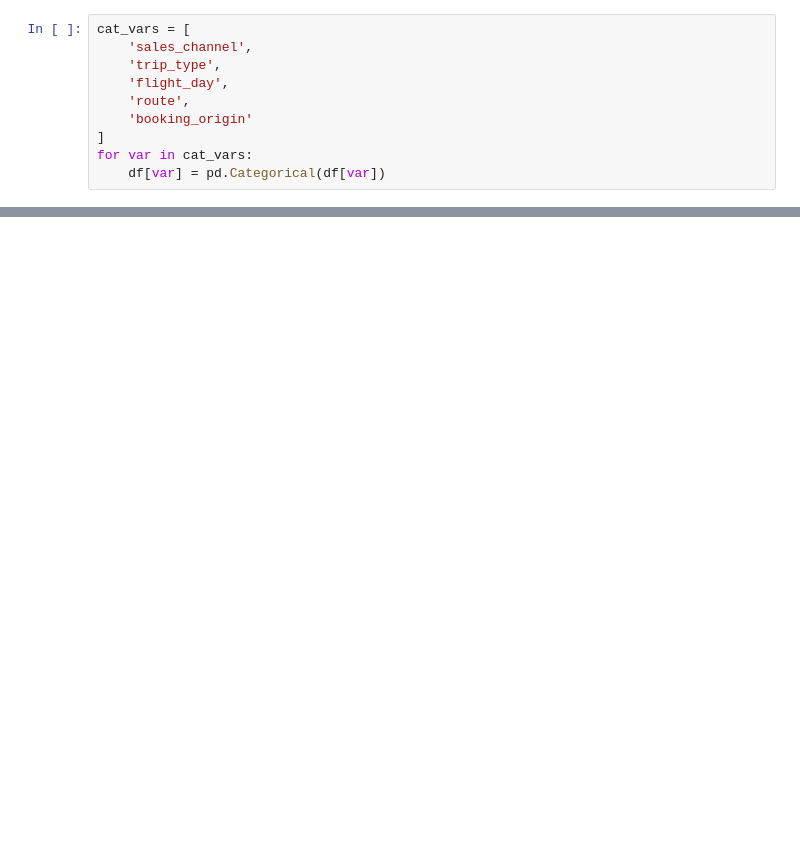
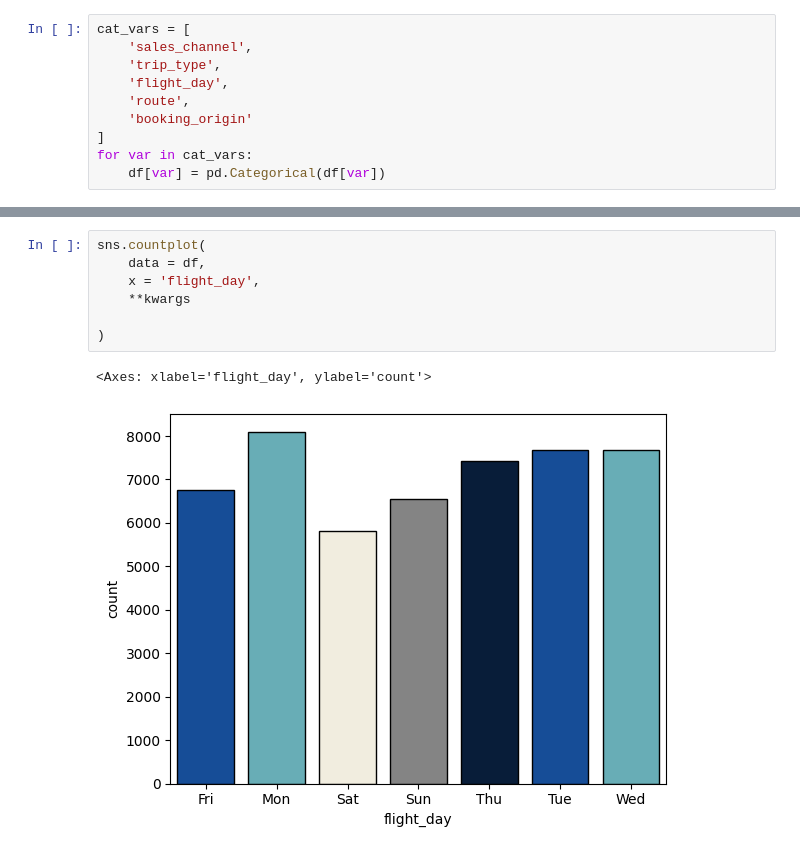
Before and after one commit to MiguelAMeloM/Miguel_DataAnalytics, a Jupyter notebook: flight_booking/customer_booking.ipynb, the cells around one changed output, grey strips where cells are left out. Saved outputs shown, nothing was run; the diff lists cells and outputs as text; blank space fills up the shorter version.

```diff
--- a/flight_booking/customer_booking.ipynb
+++ b/flight_booking/customer_booking.ipynb
@@ -77,0 +104,10 @@ Name: booking_complete, dtype: float64
+# %%
+sns.countplot(
+    data = df,
+    x = 'flight_day',
+    **kwargs
+
+)
+# %% [output]
+<Axes: xlabel='flight_day', ylabel='count'>
+[figure, added]
```
Also changed, not shown: parts of 10 cells of this notebook, 1 other file.
